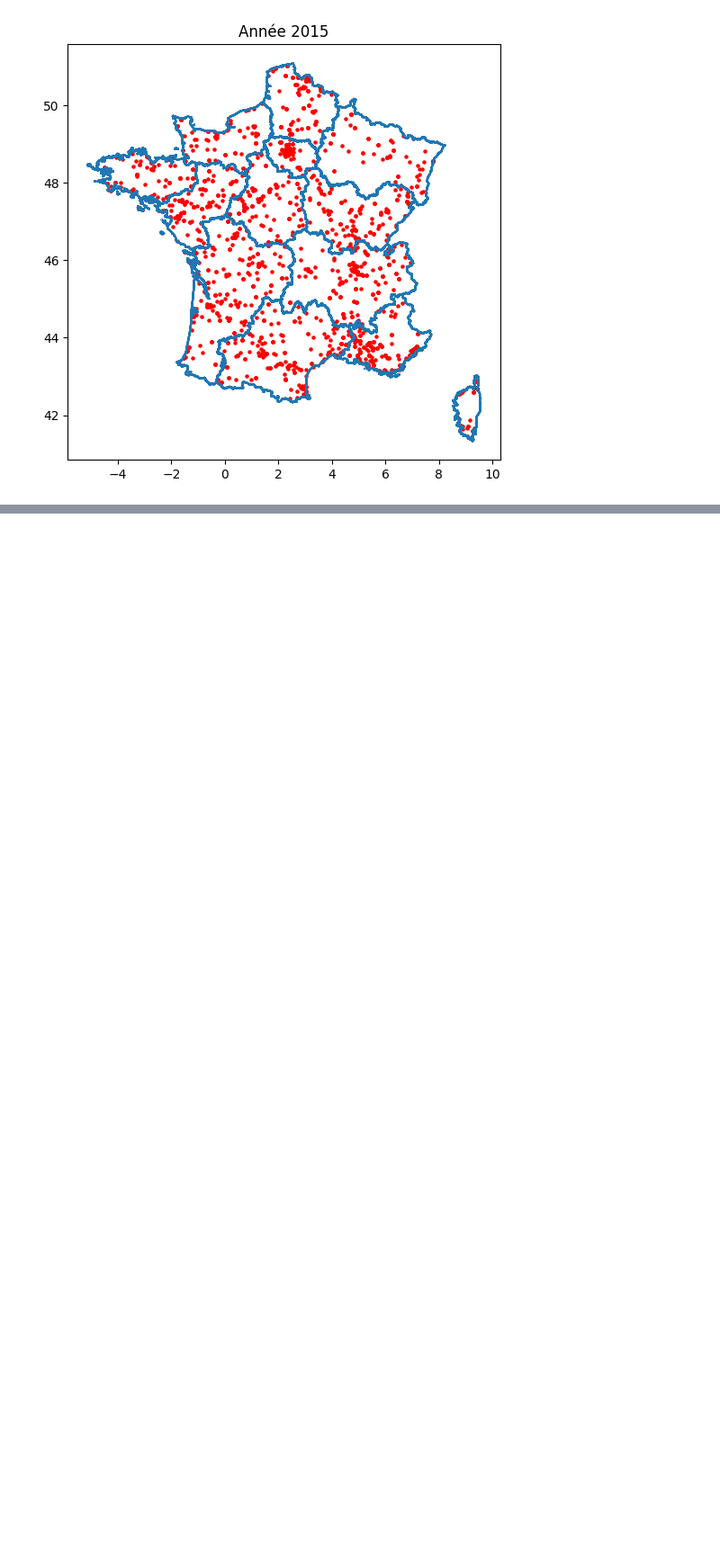
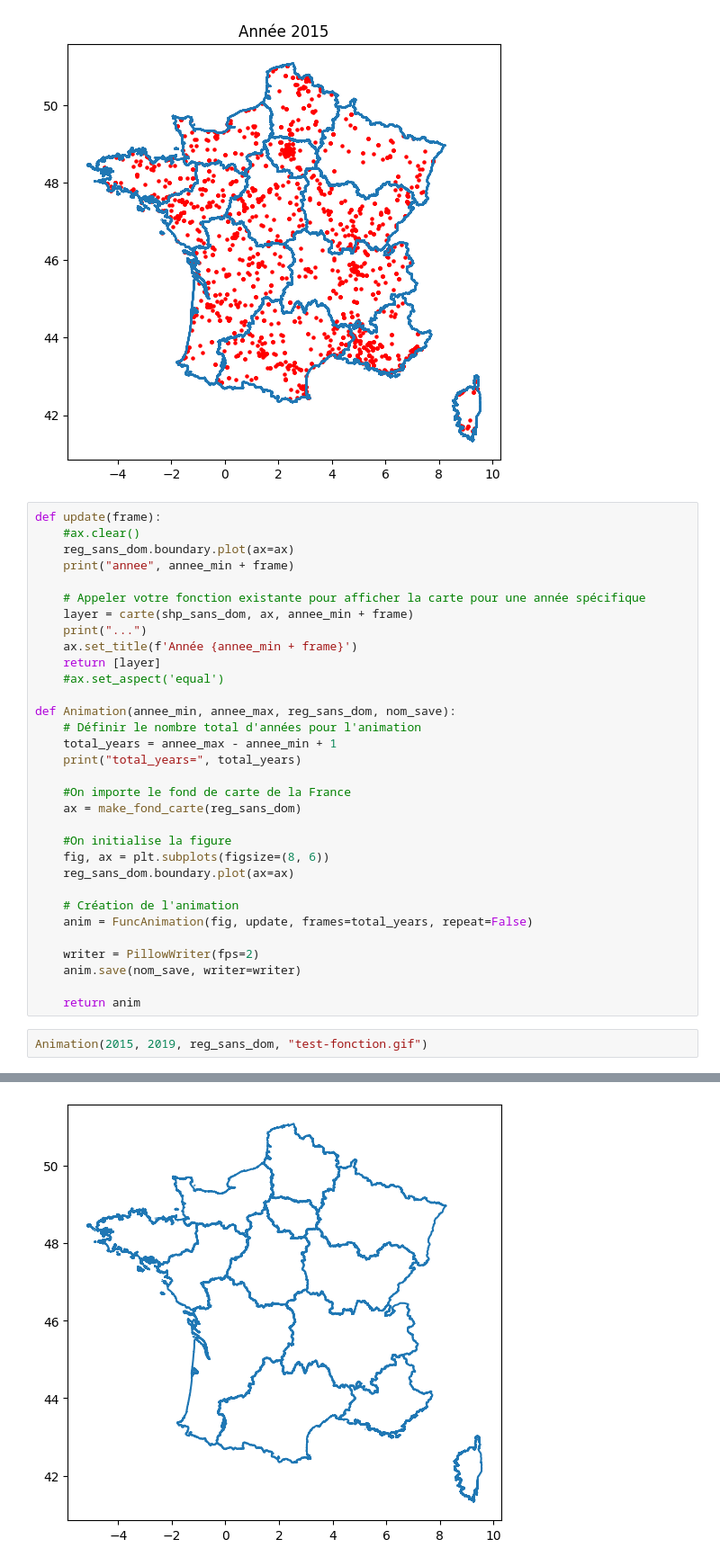
Before and after one commit to MaelieP/Projet-python--, a Jupyter notebook: animation.ipynb, the cells around one changed output, grey strips where cells are left out. Shown: that part at 90% size. Saved outputs shown, nothing was run; the diff lists cells and outputs as text; blank space fills up the shorter version.

Commit message:
preque fin, plus qu'à regler l'import du fond de carte et du recensement par lien

```diff
--- a/animation.ipynb
+++ b/animation.ipynb
@@ -210,3 +210,38 @@ annee 2015
 ...
 [figure]
 [figure]
+# %%
+def update(frame):
+    #ax.clear()
+    reg_sans_dom.boundary.plot(ax=ax)
+    print("annee", annee_min + frame)
+
+    # Appeler votre fonction existante pour afficher la carte pour une année spécifique
+    layer = carte(shp_sans_dom, ax, annee_min + frame)
+    print("...")
+    ax.set_title(f'Année {annee_min + frame}')
+    return [layer]
+    #ax.set_aspect('equal')
+
+def Animation(annee_min, annee_max, reg_sans_dom, nom_save):
+    # Définir le nombre total d'années pour l'animation
+    total_years = annee_max - annee_min + 1
+    print("total_years=", total_years)
+
+    #On importe le fond de carte de la France
+    ax = make_fond_carte(reg_sans_dom)
+
+    #On initialise la figure
+    fig, ax = plt.subplots(figsize=(8, 6))
+    reg_sans_dom.boundary.plot(ax=ax)
+
+    # Création de l'animation
+    anim = FuncAnimation(fig, update, frames=total_years, repeat=False)
+
+    writer = PillowWriter(fps=2)
+    anim.save(nom_save, writer=writer)
+
+    return anim
+# %%
+Animation(2015, 2019, reg_sans_dom, "test-fonction.gif")
+# %% [output]
@@ -213,3 +265,4 @@ annee 2015
+[figure, added]
 # %%
 #On va étudier les années ou il n'y a pas de festivals.
 #On commence aux année 1900
```
Also changed, not shown: parts of 1 cell of this notebook, 3 other files.
